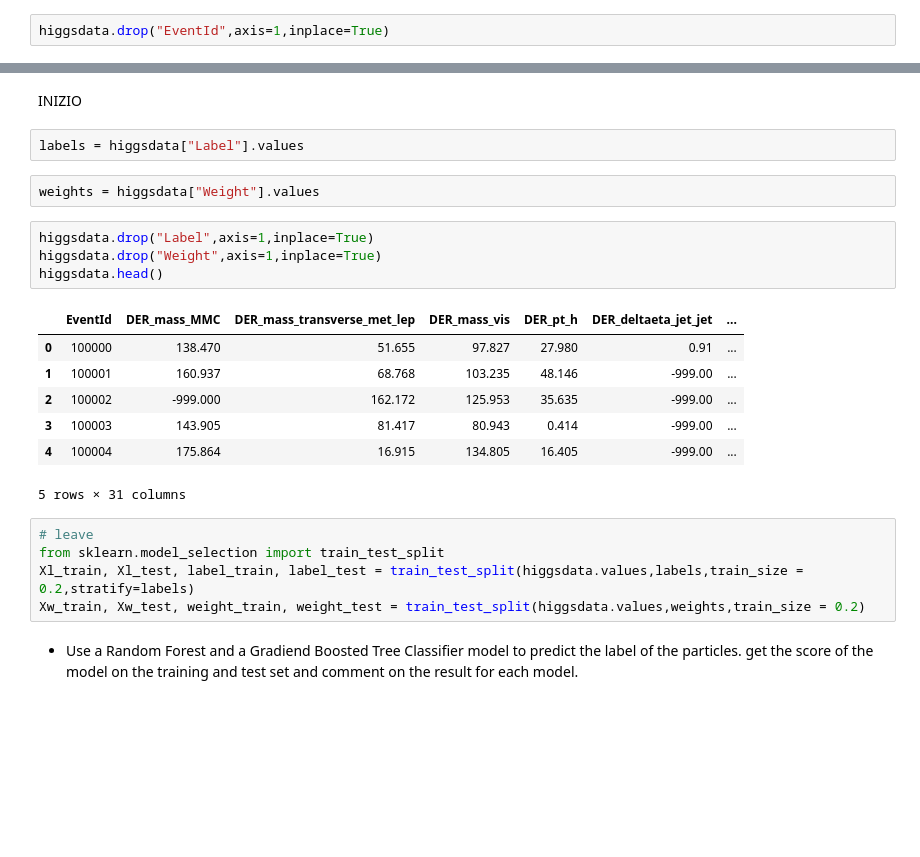
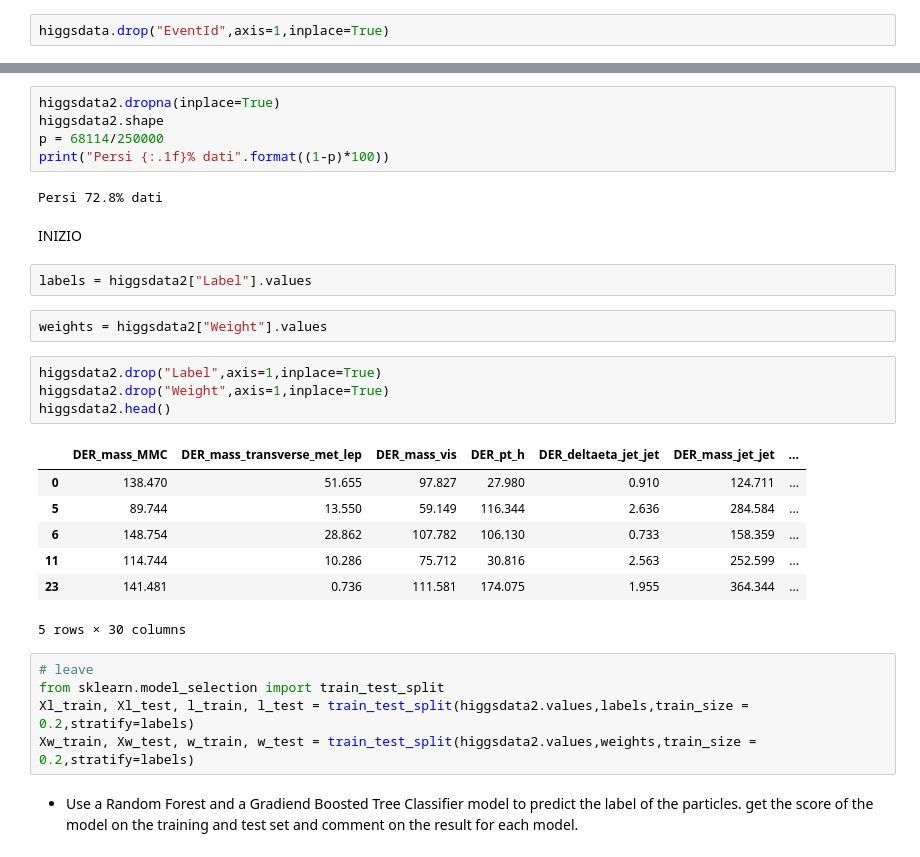
Before and after one commit to massimocipressi/MLPNS_MCipressi, a Jupyter notebook: CART/higgsbosonSearch.ipynb, the cells around one changed output, grey strips where cells are left out. Cells and saved outputs as stored; diff of their text form; blank space fills up the shorter version.

```diff
--- a/CART/higgsbosonSearch.ipynb
+++ b/CART/higgsbosonSearch.ipynb
@@ -130,26 +155,33 @@ higgsdata2=higgsdata[higgsdata!=-999] #ora dovremo togliere i NaN da questa matr
+# %%
+higgsdata2.dropna(inplace=True)
+higgsdata2.shape
+p = 68114/250000
+print("Persi {:.1f}% dati".format((1-p)*100))
+# %% [output]
+Persi 72.8% dati
 # %% [markdown]
 INIZIO
 # %%
-labels = higgsdata["Label"].values
+labels = higgsdata2["Label"].values
 # %%
-weights = higgsdata["Weight"].values
+weights = higgsdata2["Weight"].values
 # %%
-higgsdata.drop("Label",axis=1,inplace=True)
-higgsdata.drop("Weight",axis=1,inplace=True)
-higgsdata.head()
+higgsdata2.drop("Label",axis=1,inplace=True)
+higgsdata2.drop("Weight",axis=1,inplace=True)
+higgsdata2.head()
 # %% [output]
-|  | EventId | DER_mass_MMC | DER_mass_transverse_met_lep | DER_mass_vis | DER_pt_h | DER_deltaeta_jet_jet | ... |
-| 0 | 100000 | 138.470 | 51.655 | 97.827 | 27.980 | 0.91 | ... |
-| 1 | 100001 | 160.937 | 68.768 | 103.235 | 48.146 | -999.00 | ... |
-| 2 | 100002 | -999.000 | 162.172 | 125.953 | 35.635 | -999.00 | ... |
-| 3 | 100003 | 143.905 | 81.417 | 80.943 | 0.414 | -999.00 | ... |
-| 4 | 100004 | 175.864 | 16.915 | 134.805 | 16.405 | -999.00 | ... |
+|  | DER_mass_MMC | DER_mass_transverse_met_lep | DER_mass_vis | DER_pt_h | DER_deltaeta_jet_jet | DER_mass_jet_jet | ... |
+| 0 | 138.470 | 51.655 | 97.827 | 27.980 | 0.910 | 124.711 | ... |
+| 5 | 89.744 | 13.550 | 59.149 | 116.344 | 2.636 | 284.584 | ... |
+| 6 | 148.754 | 28.862 | 107.782 | 106.130 | 0.733 | 158.359 | ... |
+| 11 | 114.744 | 10.286 | 75.712 | 30.816 | 2.563 | 252.599 | ... |
+| 23 | 141.481 | 0.736 | 111.581 | 174.075 | 1.955 | 364.344 | ... |
-5 rows × 31 columns
+5 rows × 30 columns
 # %%
 # leave
 from sklearn.model_selection import train_test_split
-Xl_train, Xl_test, label_train, label_test = train_test_split(higgsdata.values,labels,train_size = 0.2,stratify=labels)
-Xw_train, Xw_test, weight_train, weight_test = train_test_split(higgsdata.values,weights,train_size = 0.2)
+Xl_train, Xl_test, l_train, l_test = train_test_split(higgsdata2.values,labels,train_size = 0.2,stratify=labels)
+Xw_train, Xw_test, w_train, w_test = train_test_split(higgsdata2.values,weights,train_size = 0.2,stratify=labels)
 # %% [markdown]
 - Use a Random Forest and a Gradiend Boosted Tree Classifier model to predict the label of the particles. get the score of the model on the training and test set and comment on the result for each model.
 # %%
```
Also changed, not shown: parts of 6 cells of this notebook.
